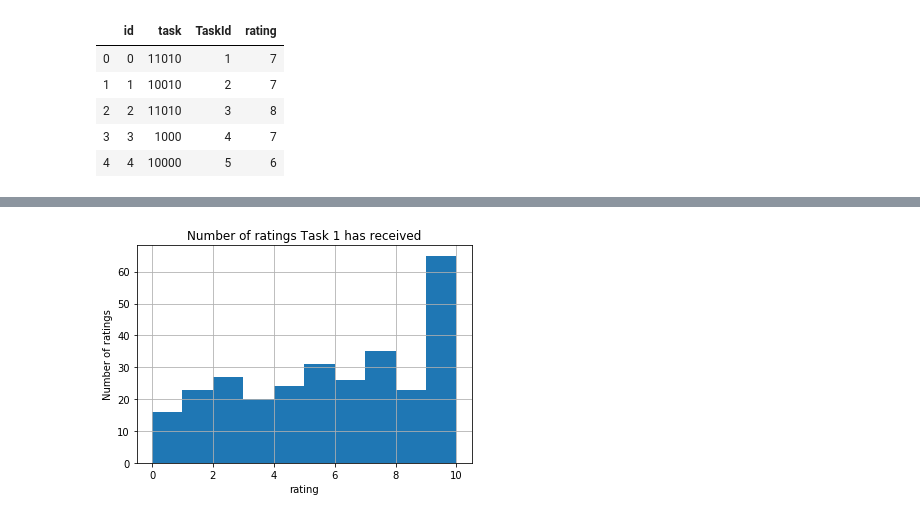
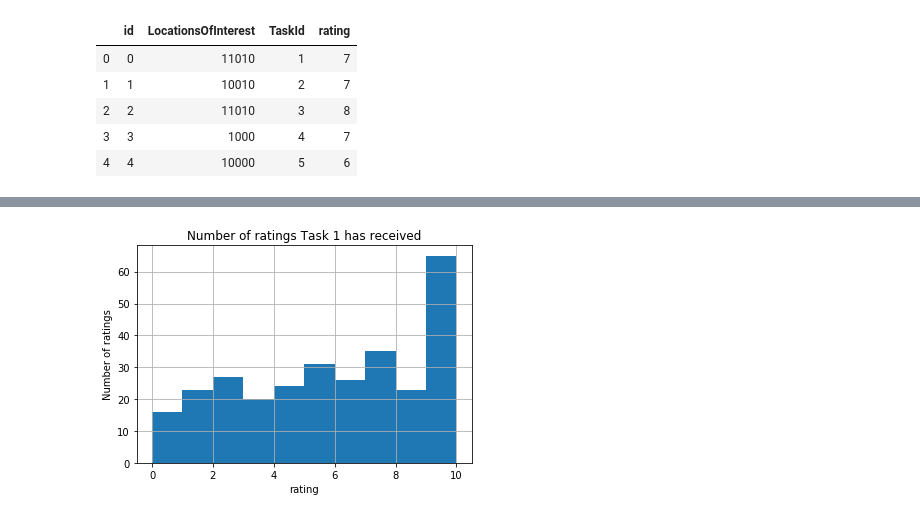
Before and after one commit to Gabbu98/FYPWAAR, a Jupyter notebook: Dev/PythonDev/recommenderSystemInterview.ipynb, the cells around one changed output, grey strips where cells are left out. Cells and saved outputs as stored; diff of their text form; code cells hidden in the pictures.

```diff
--- a/Dev/PythonDev/recommenderSystemInterview.ipynb
+++ b/Dev/PythonDev/recommenderSystemInterview.ipynb
@@ -1,22 +1,22 @@
 # %%
 
 from plotly.offline import init_notebook_mode, plot, iplot
 import plotly.graph_objs as go
 from surprise import Reader, Dataset, SVD, SVDpp, SlopeOne, NMF, NormalPredictor, KNNBaseline, KNNBasic, KNNWithMeans, \
     KNNWithZScore, BaselineOnly, CoClustering, accuracy
 from surprise.model_selection import cross_validate, train_test_split, GridSearchCV
 init_notebook_mode(connected=True)
 
 import numpy as np
 import pandas as pd
 import csv
 
 # Reading the user-task dataset
-columns = ['id','task','TaskId','rating']
+columns = ['id','LocationsOfInterest','TaskId','rating']
 frame = pd.read_csv('DataRecommenderSystem/DataInterviewVisitor.csv',sep=',', names=columns)
 frame.head()
 # %% [output]
-|  | id | task | TaskId | rating |
+|  | id | LocationsOfInterest | TaskId | rating |
 | 0 | 0 | 11010 | 1 | 7 |
 | 1 | 1 | 10010 | 2 | 7 |
 | 2 | 2 | 11010 | 3 | 8 |
```
Also changed, not shown: parts of 9 cells of this notebook, 31 other files.
